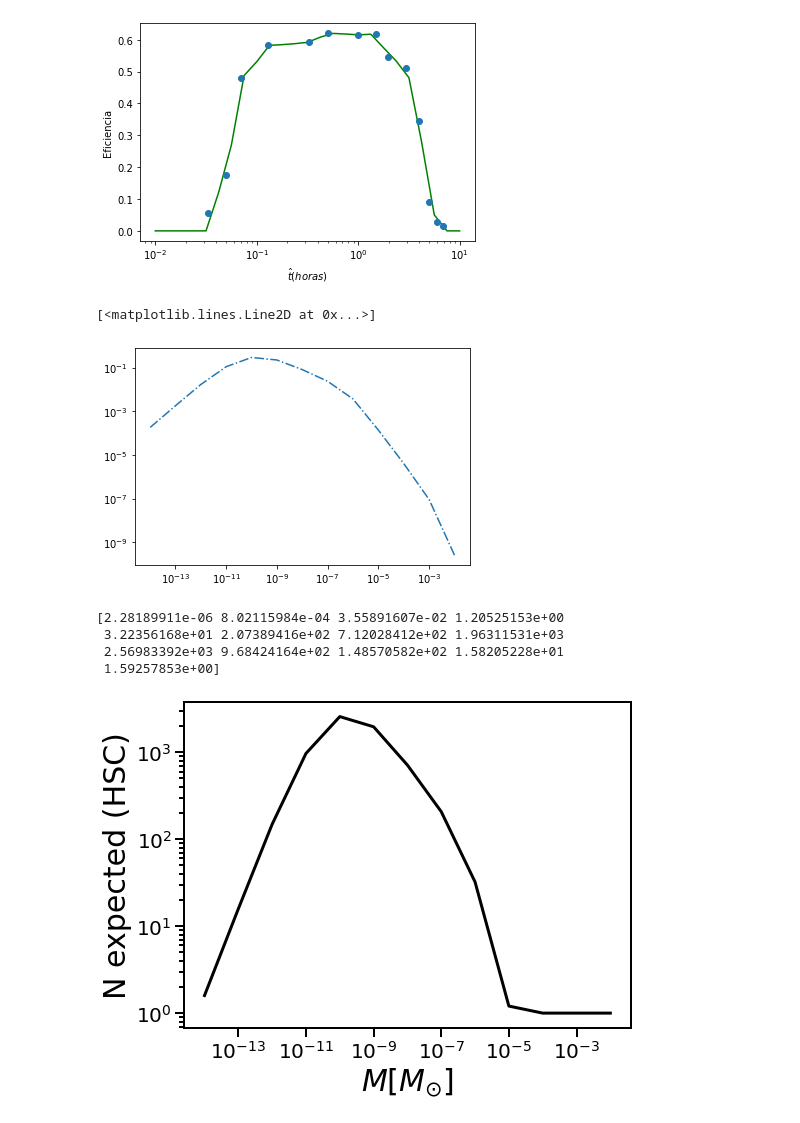
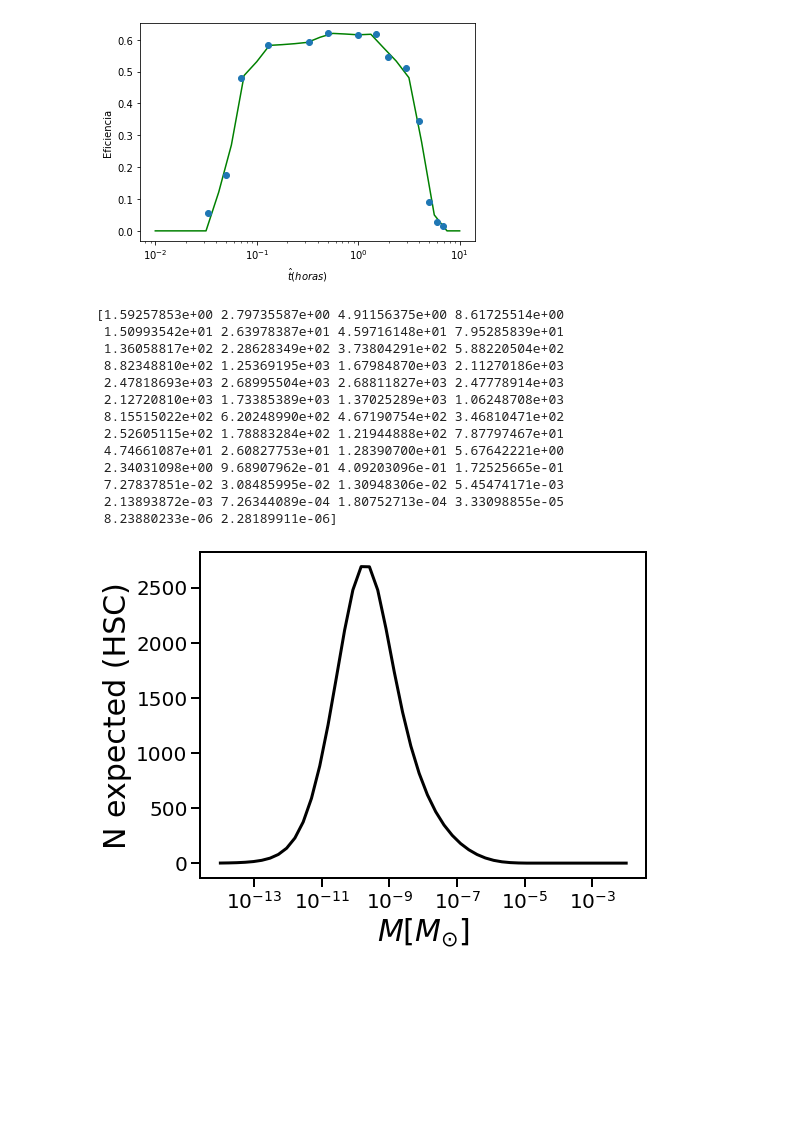
Before and after one commit to anibal-art/Microlensing, a Jupyter notebook: EVENT_RATE_N_exp_exclusion_M31.ipynb, the cells around one changed output. Saved outputs shown, nothing was run; the diff lists cells and outputs as text; code cells hidden in the pictures; blank space fills up the shorter version.

```diff
--- a/EVENT_RATE_N_exp_exclusion_M31.ipynb
+++ b/EVENT_RATE_N_exp_exclusion_M31.ipynb
@@ -233,53 +237,59 @@ plt.semilogx(eficiencia_hsc[:,0],eficiencia_hsc[:,1],'o')
 # %%
 from scipy.integrate import simps
 E=7e+4
-M =  [1e-2,1e-3,1e-4,1e-5,1e-6,1e-7,1e-8,1e-9,1e-10,1e-11,1e-12,1e-13,1e-14]
+# M =  [1e-2,1e-3,1e-4,1e-5,1e-6,1e-7,1e-8,1e-9,1e-10,1e-11,1e-12,1e-13,1e-14]
+M = np.logspace(-14,-2,50)
 N = []
 
 for i in tqdm(range(len(M))):
     G,tE = dG_dt_HSC([-2,1],M[i])
     int_G = simps(G*0.5*eficiencia,tE)
     N.append(int_G)
-# %% [output]
-[<matplotlib.lines.Line2D at 0x...>]
-[figure, removed]
 # %%
 # plt.loglog(M,np.array(N)*7*8.7e+7,'-.')
 
 #redefino un vector que reemplace los valores menores a uno en el numero esperado de eventos por 1
 N2 = []
 for i in range(len(N)):
     n = N[i]*7*8.7e+7
     if n<1:
         n=1
     N2.append(n)
 print(np.array(N)*7*8.7e+7)
 
-
 plt.figure(figsize=(8,6))
 ax=plt.axes()
 
-plt.loglog(M,np.array(N2), linestyle='-', lw=3, color='black')
+plt.semilogx(M,np.array(N2), linestyle='-', lw=3, color='black')
 
 plt.xlabel(r'$M [M_{\odot}]$',fontsize=30)
 plt.ylabel(r'N expected (HSC)',fontsize=30)
 # plt.legend(loc='best',fontsize=20)
 
 plt.xticks(fontsize=20)
 plt.yticks(fontsize=20)
 ax.spines['bottom'].set_linewidth(2)
 ax.spines['left'].set_linewidth(2)
 ax.spines['top'].set_linewidth(2)
 ax.spines['right'].set_linewidth(2)
 ax.tick_params(which='both', width=2)
 ax.tick_params(which='major', length=9)
 ax.tick_params(which='minor', length=5, color='black')
 # %% [output]
-[2.28189911e-06 8.02115984e-04 3.55891607e-02 1.20525153e+00
- 3.22356168e+01 2.07389416e+02 7.12028412e+02 1.96311531e+03
- 2.56983392e+03 9.68424164e+02 1.48570582e+02 1.58205228e+01
- 1.59257853e+00]
+[1.59257853e+00 2.79735587e+00 4.91156375e+00 8.61725514e+00
+ 1.50993542e+01 2.63978387e+01 4.59716148e+01 7.95285839e+01
+ 1.36058817e+02 2.28628349e+02 3.73804291e+02 5.88220504e+02
+ 8.82348810e+02 1.25369195e+03 1.67984870e+03 2.11270186e+03
+ 2.47818693e+03 2.68995504e+03 2.68811827e+03 2.47778914e+03
+ 2.12720810e+03 1.73385389e+03 1.37025289e+03 1.06248708e+03
+ 8.15515022e+02 6.20248990e+02 4.67190754e+02 3.46810471e+02
+ 2.52605115e+02 1.78883284e+02 1.21944888e+02 7.87797467e+01
+ 4.74661087e+01 2.60827753e+01 1.28390700e+01 5.67642221e+00
+ 2.34031098e+00 9.68907962e-01 4.09203096e-01 1.72525665e-01
+ 7.27837851e-02 3.08485995e-02 1.30948306e-02 5.45474171e-03
+ 2.13893872e-03 7.26344089e-04 1.80752713e-04 3.33098855e-05
+ 8.23880233e-06 2.28189911e-06]
-[figure, old version]
+[figure, new version]
 # %%
 plt.figure(figsize=(8,6))
 ax=plt.axes()
```
Also changed, not shown: parts of 8 cells of this notebook.
